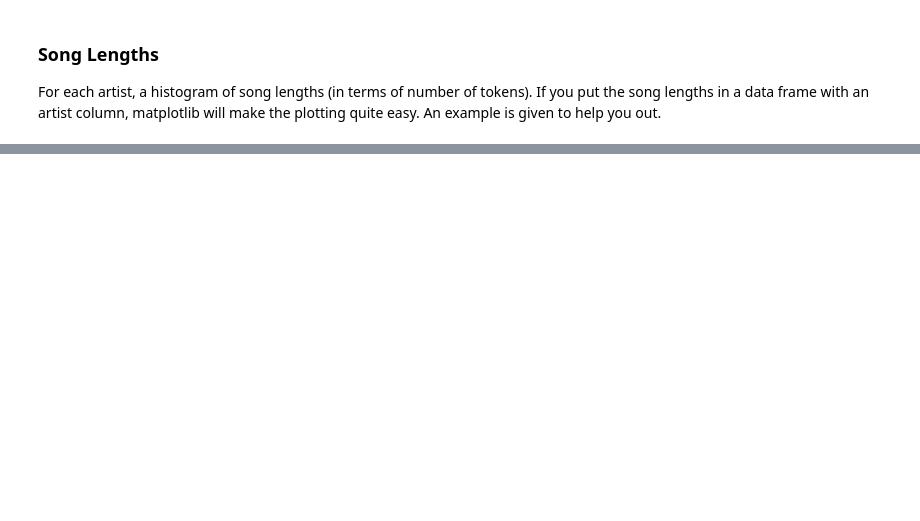
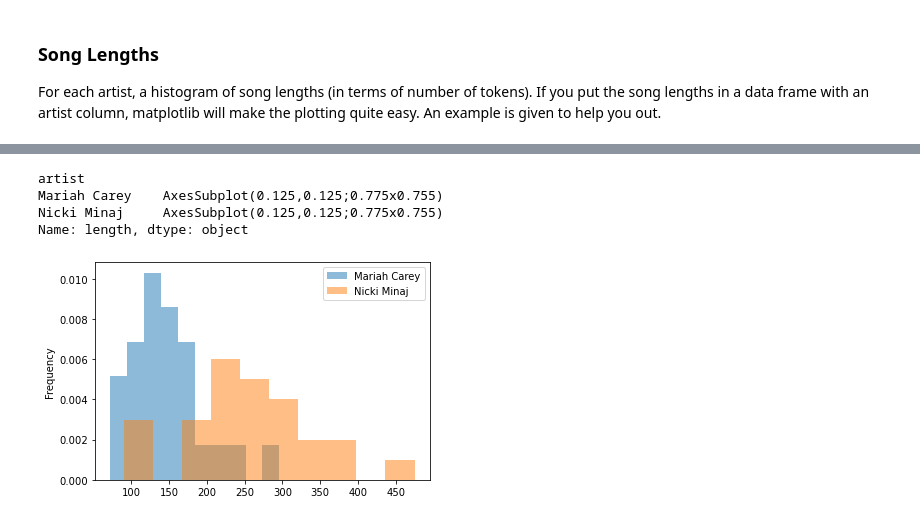
Before and after one commit to dingyiduan7/ADS_509_module2, a Jupyter notebook: Lyrics and Description EDA.ipynb, the cells around one changed output, grey strips where cells are left out. Cells and saved outputs as stored; diff of their text form; code cells hidden in the pictures; blank space fills up the shorter version.

Commit message:
Update Lyrics and Description EDA.ipynb
finished hw2

```diff
--- a/Lyrics and Description EDA.ipynb
+++ b/Lyrics and Description EDA.ipynb
@@ -244,16 +253,20 @@ for i in range(len(mariah_lyrics)):
     mariah_lyrics_sum = mariah_lyrics_sum + mariah_lyrics[i]
 
 nicki_lyrics_sum = []
-for i in range(len(mariah_lyrics)):
+for i in range(len(nicki_lyrics)):
     nicki_lyrics_sum = nicki_lyrics_sum + nicki_lyrics[i+len(mariah_lyrics)] # index for nicki is from 26 where mariah left over
 
 mariah_twitter_sum = []
 for i in range(len(mariah_twitter)):
     mariah_twitter_sum = mariah_twitter_sum + mariah_twitter[i]
 
+mariah_twitter_sum = [x for x in mariah_twitter_sum if str(x) != 'nan']
+
 nicki_twitter_sum = []
 for i in range(len(nicki_twitter)):
     nicki_twitter_sum = nicki_twitter_sum + nicki_twitter[i]
+
+nicki_twitter_sum = [x for x in nicki_twitter_sum if str(x) != 'nan']
 
 print("For Mariah Carey's lyrics: \n")
 print(descriptive_stats_ddy(mariah_lyrics_sum, verbose=True))
@@ -336,2 +391,28 @@ What are the five most common words in song titles by artist? The song titles sh
 # %%
 # Your code here
+# the song title should be the first word of ['song_content_clean']
+
+# for Mariah C.
+mariah_lyrics_raw = lyrics_df['song_content'].loc[lyrics_df['artist'] == 'Mariah Carey']
+mariah_song_title = [mariah_lyrics_raw[i][mariah_lyrics_raw[i].find("[")+1:mariah_lyrics_raw[i].find("]")] for i in range(len(mariah_lyrics_raw))]
+mariah_song_title = [i.replace("'", "") for i in mariah_song_title]
+mariah_song_title = [i.split() for i in mariah_song_title]
+mariah_song_title_final = []
+for i in range(len(mariah_song_title)):
+    mariah_song_title_final = mariah_song_title_final + mariah_song_title[i]
+mariah_song_title_final = remove_stop_words(fold_to_lower_case(mariah_song_title_final)) # fold to lowercase and remove stopwords
+top10_title_word_mc = Counter(mariah_song_title_final).most_common()[:10]
+print("Top 10 common words in the titles for Mariah Carey are", top10_title_word_mc)
+print('\n')
+
+# for Nicki M.
+nicki_lyrics_raw = lyrics_df['song_content'].loc[lyrics_df['artist'] == 'Nicki Minaj']
+nicki_song_title = [nicki_lyrics_raw[i+len(mariah_lyrics)][nicki_lyrics_raw[i+len(mariah_lyrics)].find("[")+1:nicki_lyrics_raw[i+len(mariah_lyrics)].find("]")] for i in range(len(nicki_lyrics_raw))]
+nicki_song_title = [i.replace("'", "") for i in nicki_song_title]
+nicki_song_title = [i.split() for i in nicki_song_title]
+nicki_song_title_final = []
+for i in range(len(nicki_song_title)):
+    nicki_song_title_final = nicki_song_title_final + nicki_song_title[i]
+nicki_song_title_final = remove_stop_words(fold_to_lower_case(nicki_song_title_final)) # fold to lowercase and remove stopwords
+top10_title_word_nm = Counter(nicki_song_title_final).most_common()[:10]
+print("Top 10 common words in the titles for Mariah Carey are", top10_title_word_nm)
@@ -362,3 +454,8 @@ def tokenize_lyrics(lyric) :
     return([item.lower() for item in collapse_whitespace.split(lyric)])
 # %%
 # Your lyric length comparison chart here.
+
+# let add the length col in our lyrics dataframe
+
+lyrics_df['length'] = [len(lyrics_df['song_content_clean'][i]) for i in range(len(lyrics_df))]
+lyrics_df
@@ -364,0 +480,8 @@ def tokenize_lyrics(lyric) :
+# %%
+lyrics_df.groupby('artist')['length'].plot(kind="hist",density=True,alpha=0.5,legend=True)
+# %% [output]
+artist
+Mariah Carey    AxesSubplot(0.125,0.125;0.775x0.755)
+Nicki Minaj     AxesSubplot(0.125,0.125;0.775x0.755)
+Name: length, dtype: object
+[figure, added]
```
Also changed, not shown: parts of 13 cells of this notebook.
